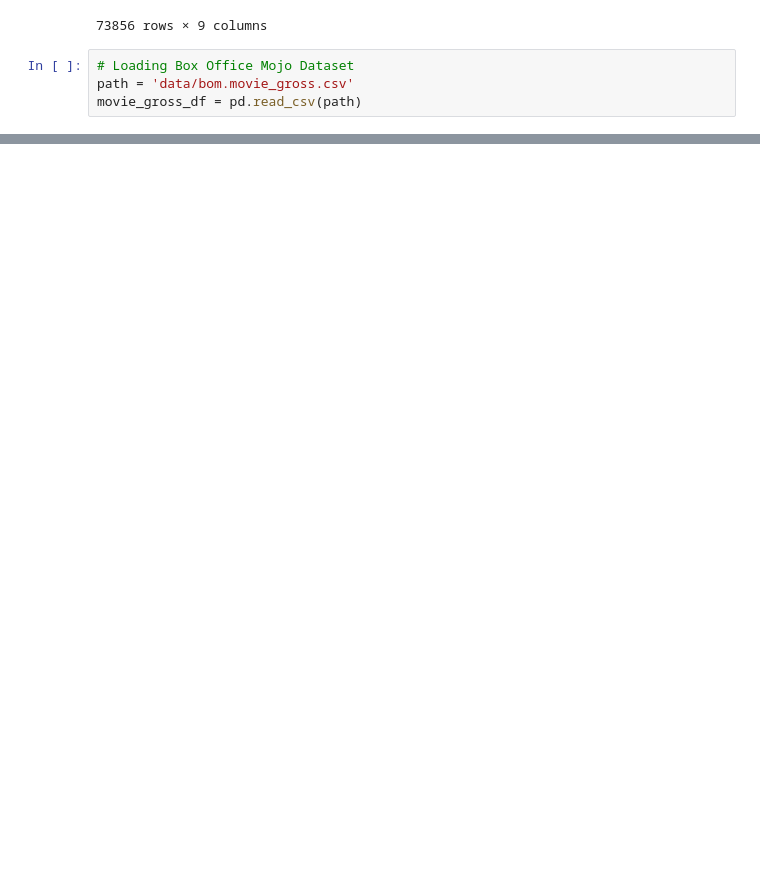
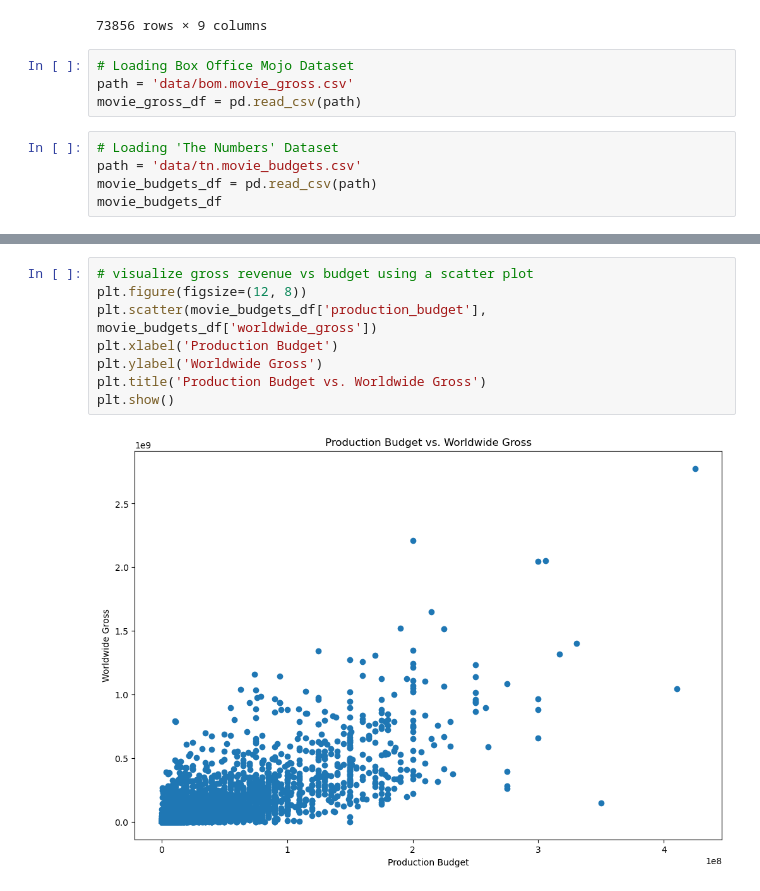
Before and after one commit to kev065/movie-studio-project, a Jupyter notebook: index.ipynb, the cells around one changed output, grey strips where cells are left out. Saved outputs shown, nothing was run; the diff lists cells and outputs as text; blank space fills up the shorter version.

Commit message:
Load and visualize movie budgets dataset

```diff
--- a/index.ipynb
+++ b/index.ipynb
@@ -66,3 +66,8 @@ movie_basics_df
 # Loading Box Office Mojo Dataset
 path = 'data/bom.movie_gross.csv'
 movie_gross_df = pd.read_csv(path)
+# %%
+# Loading 'The Numbers' Dataset
+path = 'data/tn.movie_budgets.csv'
+movie_budgets_df = pd.read_csv(path)
+movie_budgets_df
@@ -68,0 +88,10 @@ movie_gross_df = pd.read_csv(path)
+# %%
+# visualize gross revenue vs budget using a scatter plot
+plt.figure(figsize=(12, 8))
+plt.scatter(movie_budgets_df['production_budget'], movie_budgets_df['worldwide_gross'])
+plt.xlabel('Production Budget')
+plt.ylabel('Worldwide Gross')
+plt.title('Production Budget vs. Worldwide Gross')
+plt.show()
+# %% [output]
+[figure, added]
```
Also changed, not shown: parts of 8 cells of this notebook.
